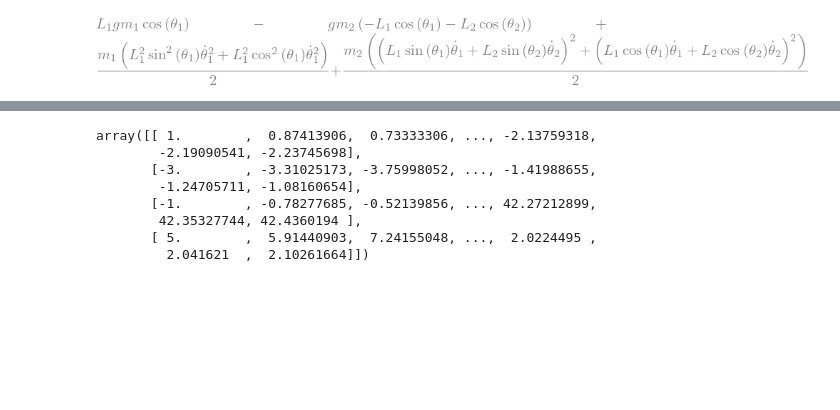
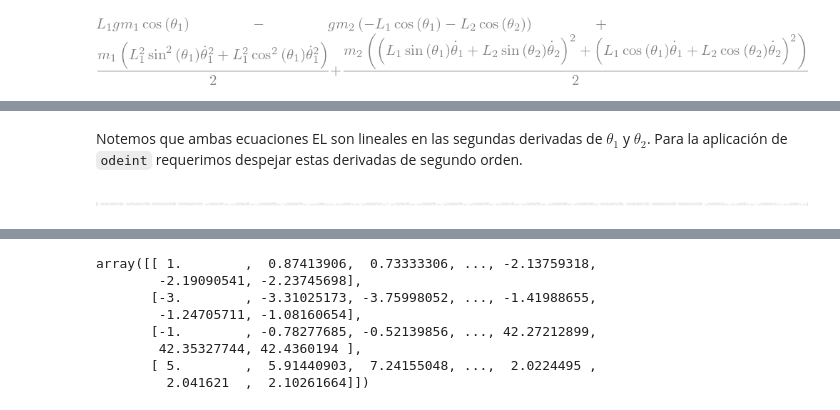
Before and after one commit to thomas-martinod/mecanica-clasica, a Jupyter notebook: tarea-3/pendulo-doble.ipynb, the cells around one changed output, grey strips where cells are left out. Drawn from its saved outputs; the diff is of its cells as text; code cells hidden in the pictures; blank space fills up the shorter version.

```diff
--- a/tarea-3/pendulo-doble.ipynb
+++ b/tarea-3/pendulo-doble.ipynb
@@ -77,3 +103,7 @@ Solve Lagranges equations (this assumes that `LE1` and `LE2` are both equal to z
+# %% [markdown]
+Notemos que ambas ecuaciones EL son lineales en las segundas derivadas de $\theta_1$ y $\theta_2$. Para la aplicación de `odeint` requerimos despejar estas derivadas de segundo orden.
 # %%
-sols = smp.solve([LE1, LE2], (the1_dd, the2_dd),
-                simplify=False, rational=False)
+sols = smp.solve([EL1, EL2], (d2th1, d2th2), simplify=False, rational=False)
+sols
+# %% [output]
+[figure, added]
```
Also changed, not shown: parts of 48 cells of this notebook, 1 other file.
